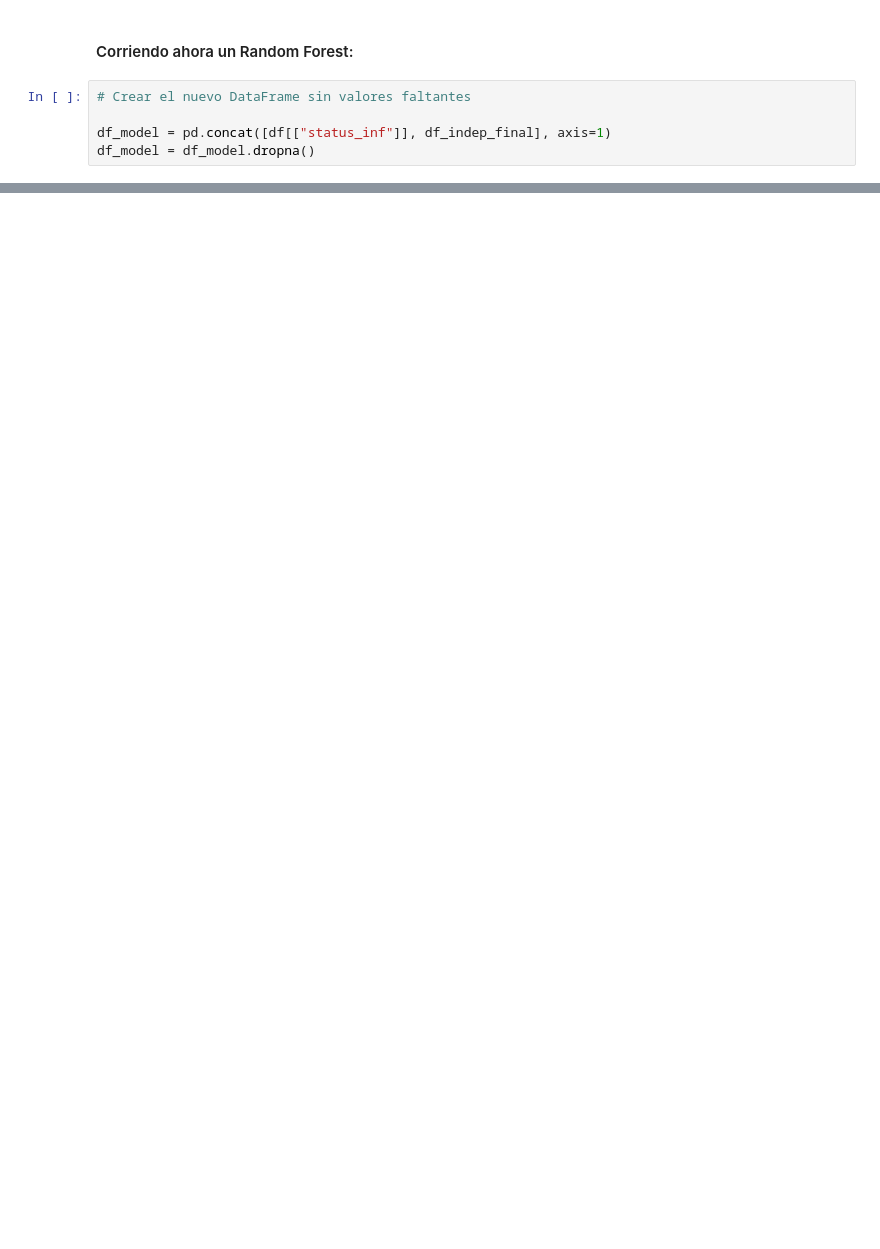
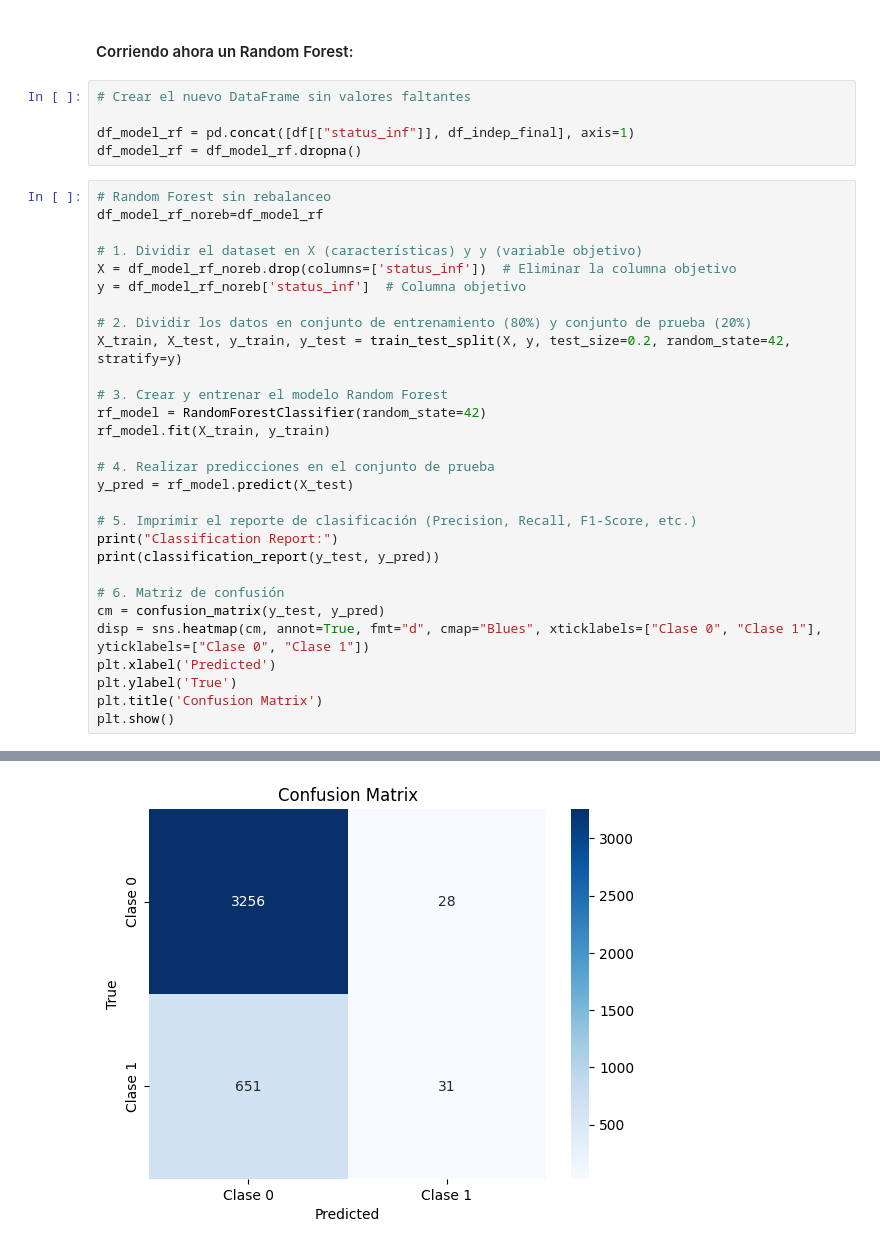
Before and after one commit to sergiocuadrosq/tesis_cyv, a Jupyter notebook: scripts/02a_final_data_prep_and_modelling.ipynb, the cells around one changed output, grey strips where cells are left out. Cells and saved outputs as stored; diff of their text form; blank space fills up the shorter version.

```diff
--- a/scripts/02a_final_data_prep_and_modelling.ipynb
+++ b/scripts/02a_final_data_prep_and_modelling.ipynb
@@ -380,5 +271,35 @@ plt.show()
 # %%
 # Crear el nuevo DataFrame sin valores faltantes
 
-df_model = pd.concat([df[["status_inf"]], df_indep_final], axis=1)
-df_model = df_model.dropna()
+df_model_rf = pd.concat([df[["status_inf"]], df_indep_final], axis=1)
+df_model_rf = df_model_rf.dropna()
+# %%
+# Random Forest sin rebalanceo
+df_model_rf_noreb=df_model_rf
+
+# 1. Dividir el dataset en X (características) y y (variable objetivo)
+X = df_model_rf_noreb.drop(columns=['status_inf'])  # Eliminar la columna objetivo
+y = df_model_rf_noreb['status_inf']  # Columna objetivo
+
+# 2. Dividir los datos en conjunto de entrenamiento (80%) y conjunto de prueba (20%)
+X_train, X_test, y_train, y_test = train_test_split(X, y, test_size=0.2, random_state=42, stratify=y)
+
+# 3. Crear y entrenar el modelo Random Forest
+rf_model = RandomForestClassifier(random_state=42)
+rf_model.fit(X_train, y_train)
+
+# 4. Realizar predicciones en el conjunto de prueba
+y_pred = rf_model.predict(X_test)
+
+# 5. Imprimir el reporte de clasificación (Precision, Recall, F1-Score, etc.)
+print("Classification Report:")
+print(classification_report(y_test, y_pred))
+
+# 6. Matriz de confusión
+cm = confusion_matrix(y_test, y_pred)
+disp = sns.heatmap(cm, annot=True, fmt="d", cmap="Blues", xticklabels=["Clase 0", "Clase 1"], yticklabels=["Clase 0", "Clase 1"])
+plt.xlabel('Predicted')
+plt.ylabel('True')
+plt.title('Confusion Matrix')
+plt.show()
+# %% [output]
@@ -385 +315,2 @@ df_model = df_model.dropna()
+[figure, added]
 # %%
```
Also changed, not shown: parts of 30 cells of this notebook.
